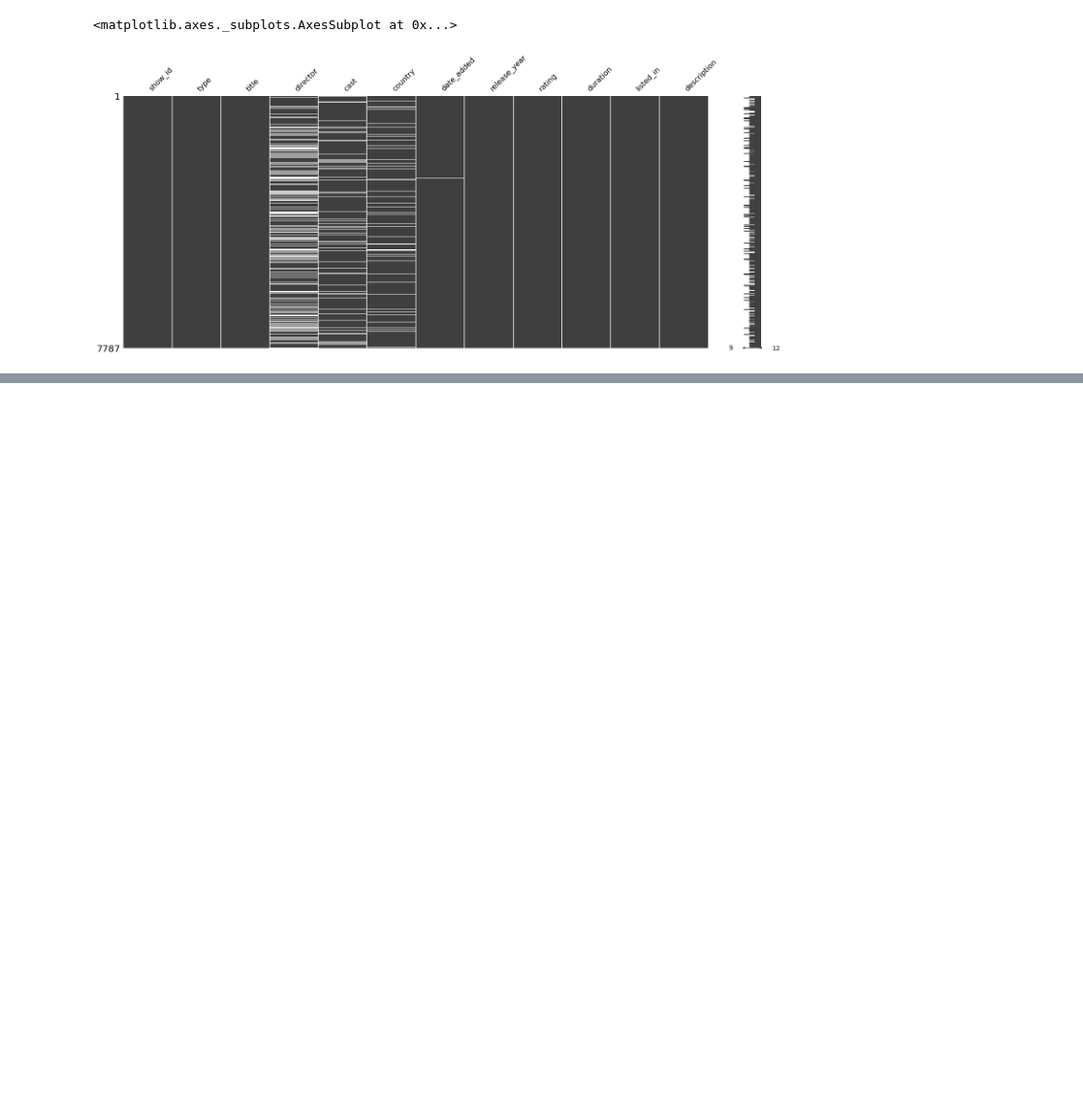
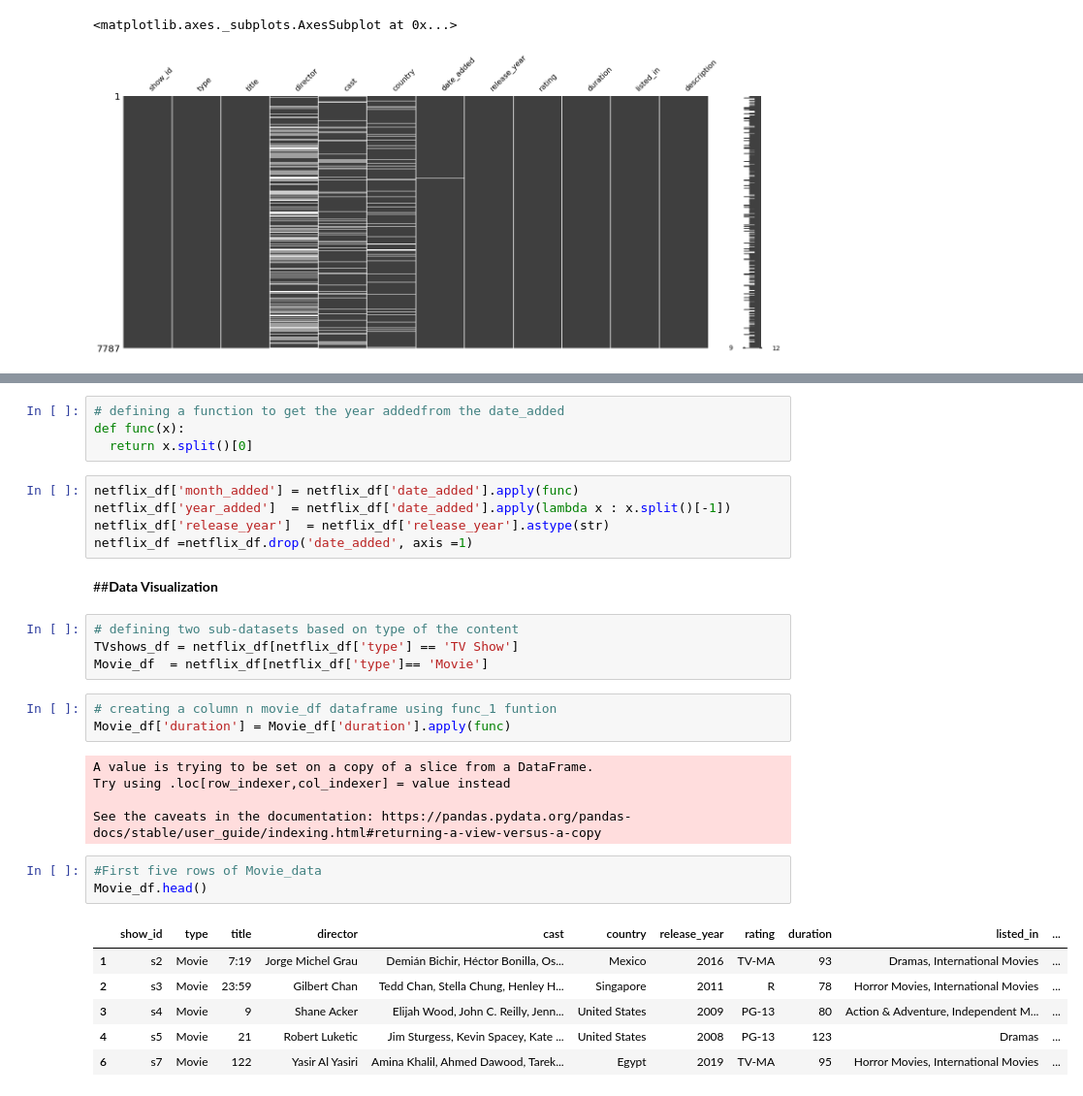
Before and after one commit to prav87654/Clustering-Model--Netflix-TV-shows-and-Movies, a Jupyter notebook: Praveen_S__Clustering_Model.ipynb, the cells around one changed output, grey strips where cells are left out. Shown: that part at 97% size. Drawn from its saved outputs; the diff is of its cells as text; blank space fills up the shorter version.

```diff
--- a/Praveen_S__Clustering_Model.ipynb
+++ b/Praveen_S__Clustering_Model.ipynb
@@ -148,0 +177,33 @@ msno.matrix(netflix_df)
+# %%
+# defining a function to get the year addedfrom the date_added
+def func(x):
+  return x.split()[0]
+# %%
+netflix_df['month_added'] = netflix_df['date_added'].apply(func)
+netflix_df['year_added']  = netflix_df['date_added'].apply(lambda x : x.split()[-1])
+netflix_df['release_year']  = netflix_df['release_year'].astype(str)
+netflix_df =netflix_df.drop('date_added', axis =1)
+# %% [markdown]
+##**Data Visualization**
+# %%
+# defining two sub-datasets based on type of the content
+TVshows_df = netflix_df[netflix_df['type'] == 'TV Show']
+Movie_df  = netflix_df[netflix_df['type']== 'Movie']
+# %%
+# creating a column n movie_df dataframe using func_1 funtion
+Movie_df['duration'] = Movie_df['duration'].apply(func)
+# %% [output]
+A value is trying to be set on a copy of a slice from a DataFrame.
+Try using .loc[row_indexer,col_indexer] = value instead
+
+See the caveats in the documentation: https://pandas.pydata.org/pandas-docs/stable/user_guide/indexing.html#returning-a-view-versus-a-copy
+# %%
+#First five rows of Movie_data
+Movie_df.head()
+# %% [output]
+|  | show_id | type | title | director | cast | country | release_year | rating | duration | listed_in | ... |
+| 1 | s2 | Movie | 7:19 | Jorge Michel Grau | Demián Bichir, Héctor Bonilla, Os... | Mexico | 2016 | TV-MA | 93 | Dramas, International Movies | ... |
+| 2 | s3 | Movie | 23:59 | Gilbert Chan | Tedd Chan, Stella Chung, Henley H... | Singapore | 2011 | R | 78 | Horror Movies, International Movies | ... |
+| 3 | s4 | Movie | 9 | Shane Acker | Elijah Wood, John C. Reilly, Jenn... | United States | 2009 | PG-13 | 80 | Action & Adventure, Independent M... | ... |
+| 4 | s5 | Movie | 21 | Robert Luketic | Jim Sturgess, Kevin Spacey, Kate ... | United States | 2008 | PG-13 | 123 | Dramas | ... |
+| 6 | s7 | Movie | 122 | Yasir Al Yasiri | Amina Khalil, Ahmed Dawood, Tarek... | Egypt | 2019 | TV-MA | 95 | Horror Movies, International Movies | ... |
```
Also changed, not shown: parts of 6 cells of this notebook.
